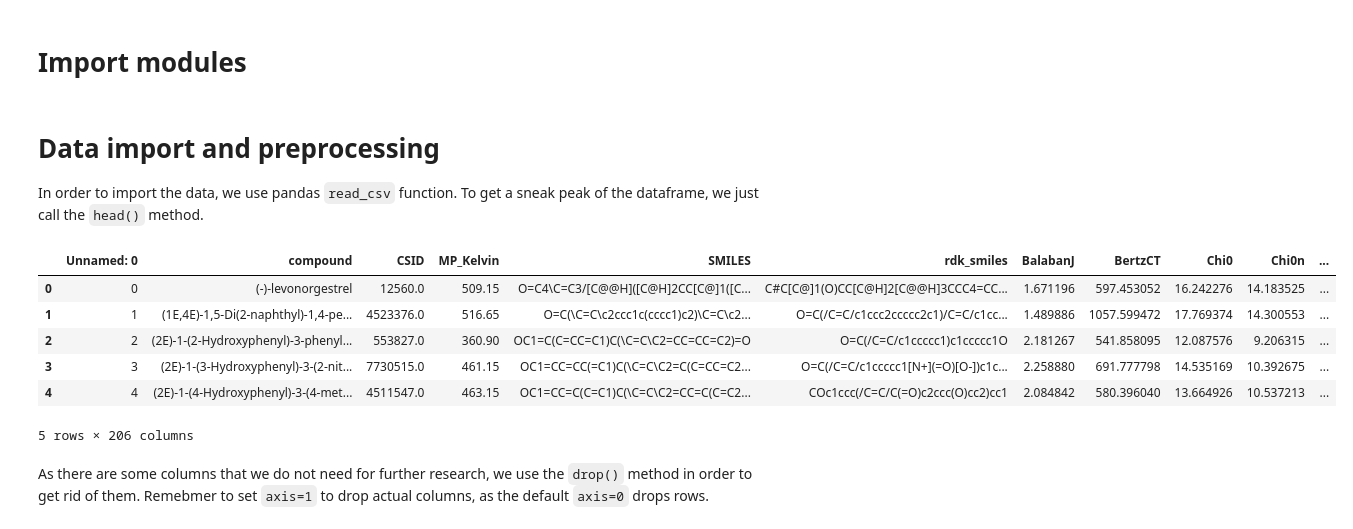
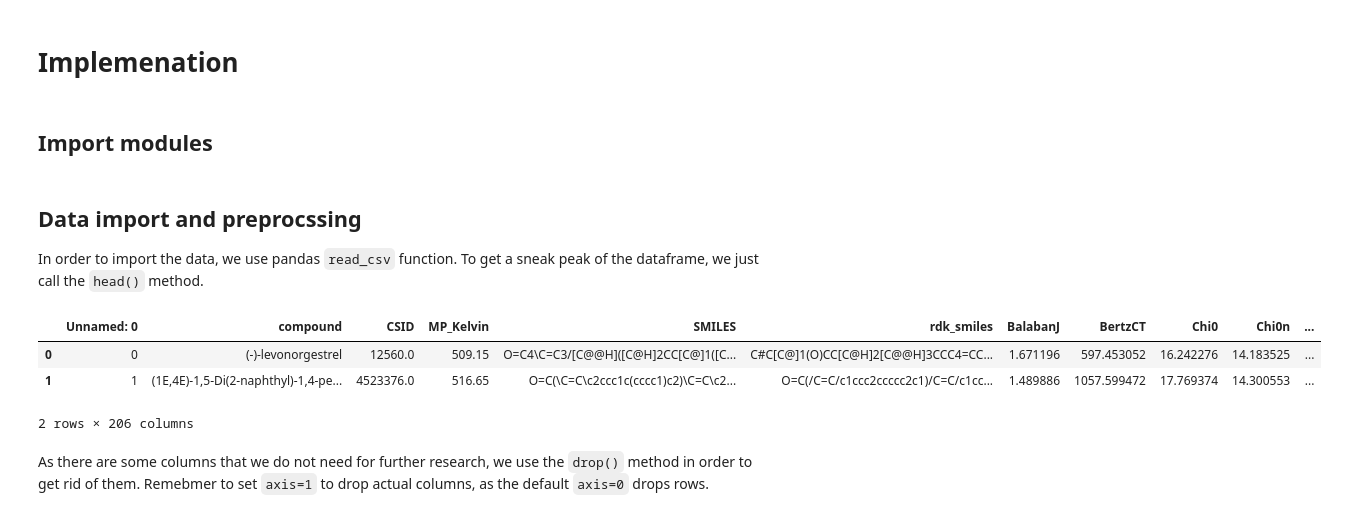
Before and after one commit to CrazyHooch1/modeliranje-tutorial, a Jupyter notebook: Tutorial 2/fs_tut.ipynb, the cells around one changed output. Saved outputs shown, nothing was run; the diff lists cells and outputs as text; code cells hidden in the pictures.

```diff
--- a/Tutorial 2/fs_tut.ipynb
+++ b/Tutorial 2/fs_tut.ipynb
@@ -1,5 +15,7 @@
+# %% [markdown]
+# Implemenation
 # %% [markdown]
-# Import modules
+## Import modules
 # %%
 # Standard
 import pandas as pd
@@ -16,18 +40,16 @@ from sklearn.linear_model import LinearRegression
 plt.style.use('seaborn')
 # %% [markdown]
-# Data import and preprocessing
+## Data import and preprocssing
+
 In order to import the data, we use pandas `read_csv` function. To get a sneak peak of the dataframe, we just call the `head()` method.
 # %%
 df=pd.read_csv('data/mp_data_desc.csv')
-df.head()
+df.head(n=2)
 # %% [output]
 |  | Unnamed: 0 | compound | CSID | MP_Kelvin | SMILES | rdk_smiles | BalabanJ | BertzCT | Chi0 | Chi0n | ... |
 | 0 | 0 | (-)-levonorgestrel | 12560.0 | 509.15 | O=C4\C=C3/[C@@H]([C@H]2CC[C@]1([C... | C#C[C@]1(O)CC[C@H]2[C@@H]3CCC4=CC... | 1.671196 | 597.453052 | 16.242276 | 14.183525 | ... |
 | 1 | 1 | (1E,4E)-1,5-Di(2-naphthyl)-1,4-pe... | 4523376.0 | 516.65 | O=C(\C=C\c2ccc1c(cccc1)c2)\C=C\c2... | O=C(/C=C/c1ccc2ccccc2c1)/C=C/c1cc... | 1.489886 | 1057.599472 | 17.769374 | 14.300553 | ... |
-| 2 | 2 | (2E)-1-(2-Hydroxyphenyl)-3-phenyl... | 553827.0 | 360.90 | OC1=C(C=CC=C1)C(\C=C\C2=CC=CC=C2)=O | O=C(/C=C/c1ccccc1)c1ccccc1O | 2.181267 | 541.858095 | 12.087576 | 9.206315 | ... |
-| 3 | 3 | (2E)-1-(3-Hydroxyphenyl)-3-(2-nit... | 7730515.0 | 461.15 | OC1=CC=CC(=C1)C(\C=C\C2=C(C=CC=C2... | O=C(/C=C/c1ccccc1[N+](=O)[O-])c1c... | 2.258880 | 691.777798 | 14.535169 | 10.392675 | ... |
-| 4 | 4 | (2E)-1-(4-Hydroxyphenyl)-3-(4-met... | 4511547.0 | 463.15 | OC1=CC=C(C=C1)C(\C=C\C2=CC=C(C=C2... | COc1ccc(/C=C/C(=O)c2ccc(O)cc2)cc1 | 2.084842 | 580.396040 | 13.664926 | 10.537213 | ... |
-5 rows × 206 columns
+2 rows × 206 columns
 # %% [markdown]
 As there are some columns that we do not need for further research, we use the `drop()` method in order to get rid of them. Remebmer to set `axis=1` to drop actual columns, as the default `axis=0` drops rows.
 # %%
```
Also changed, not shown: parts of 28 cells of this notebook.
